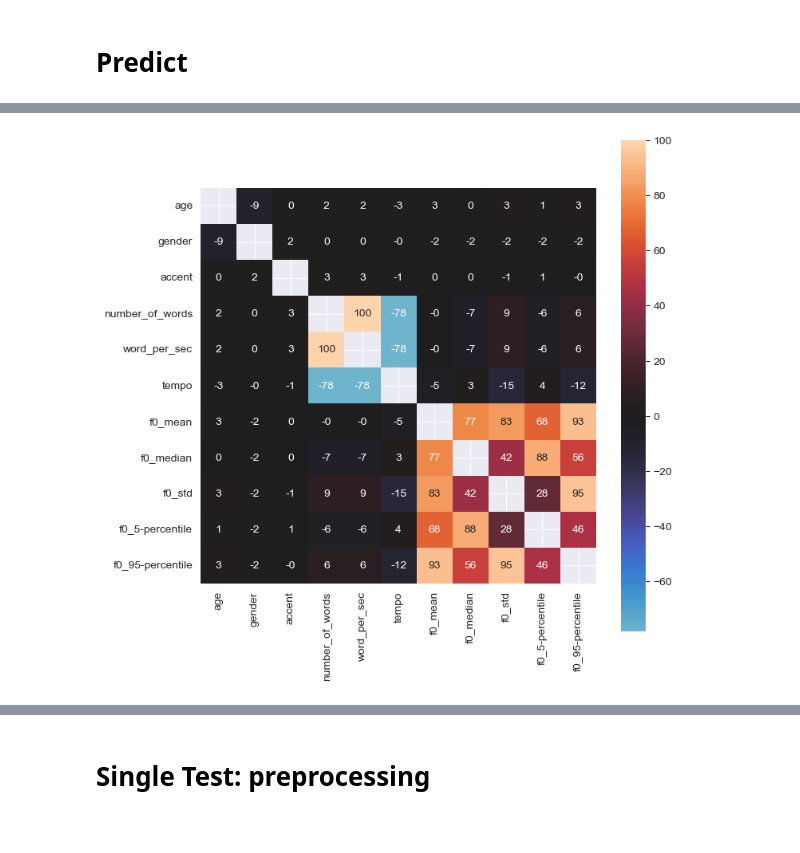
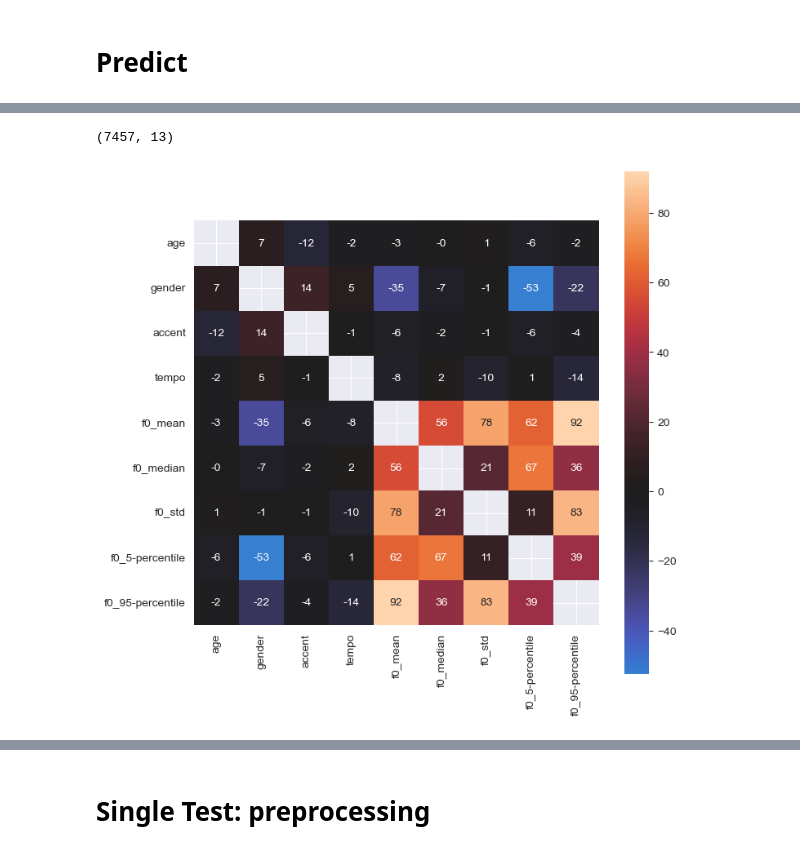
Before and after one commit to shenchris/un2015, a Jupyter notebook: un2015.ipynb, the cells around one changed output, grey strips where cells are left out. Drawn from its saved outputs; the diff is of its cells as text; code cells hidden in the pictures.

```diff
--- a/un2015.ipynb
+++ b/un2015.ipynb
@@ -24,9 +25,9 @@ from sklearn.metrics import classification_report, accuracy_score, confusion_mat
 # Define paths
 csv_file = 'common-voice/versions/2/cv-valid-train.csv'
 mp3_folder = 'common-voice/versions/2/cv-valid-train'
-output_csv = "common-voice/versions/2/train_features.csv"
+output_csv = "common-voice/versions/2/train_features_filter.csv"
 
-sr = 16000          # sample_rate
+sample_rate = 22050          # sample_rate
 length_of_audio = 5 # seconds
 # %%
 df = pd.read_csv(csv_file)
@@ -216,7 +272,7 @@ plt.show();
 # Applies log1p on features that are not age, gender, filename or words_per_second
 df_features_transform = df_features.apply(
     lambda x: np.log1p(x)
-    if x.name in ["tempo", "f0_mean", "f0_median", "f0_std", "f0_5-percentile", "f0_95-percentile"]
+    if x.name in ["duration", "f0_mean", "f0_median" "f0_std", "f0_5-percentile", "f0_95-percentile"]
     else x)
 
 # Let's look at the distribution once more
@@ -227,9 +291,14 @@ plt.show();
+# %%
+df_first_13 = df_features_transform.iloc[:, :13]
+print(df_first_13.shape)
+# %% [output]
+(7457, 13)
 # %%
 plt.figure(figsize=(8, 8))
-df_corr = df_features_transform.iloc[:, 1:13].drop(columns=["duration"], errors='ignore').corr() * 100
+df_corr = df_features_transform.iloc[:, 1:13].drop(columns=["filename", "number_of_words", "duration","word_per_sec"], errors='ignore').corr() * 100
 sns.heatmap(df_corr, square=True, annot=True, fmt=".0f",
             mask=np.eye(len(df_corr)), center=0)
 plt.show()
 # %% [output]
-[figure, old version]
+[figure, new version]
 # %%
```
Also changed, not shown: parts of 46 cells of this notebook.
